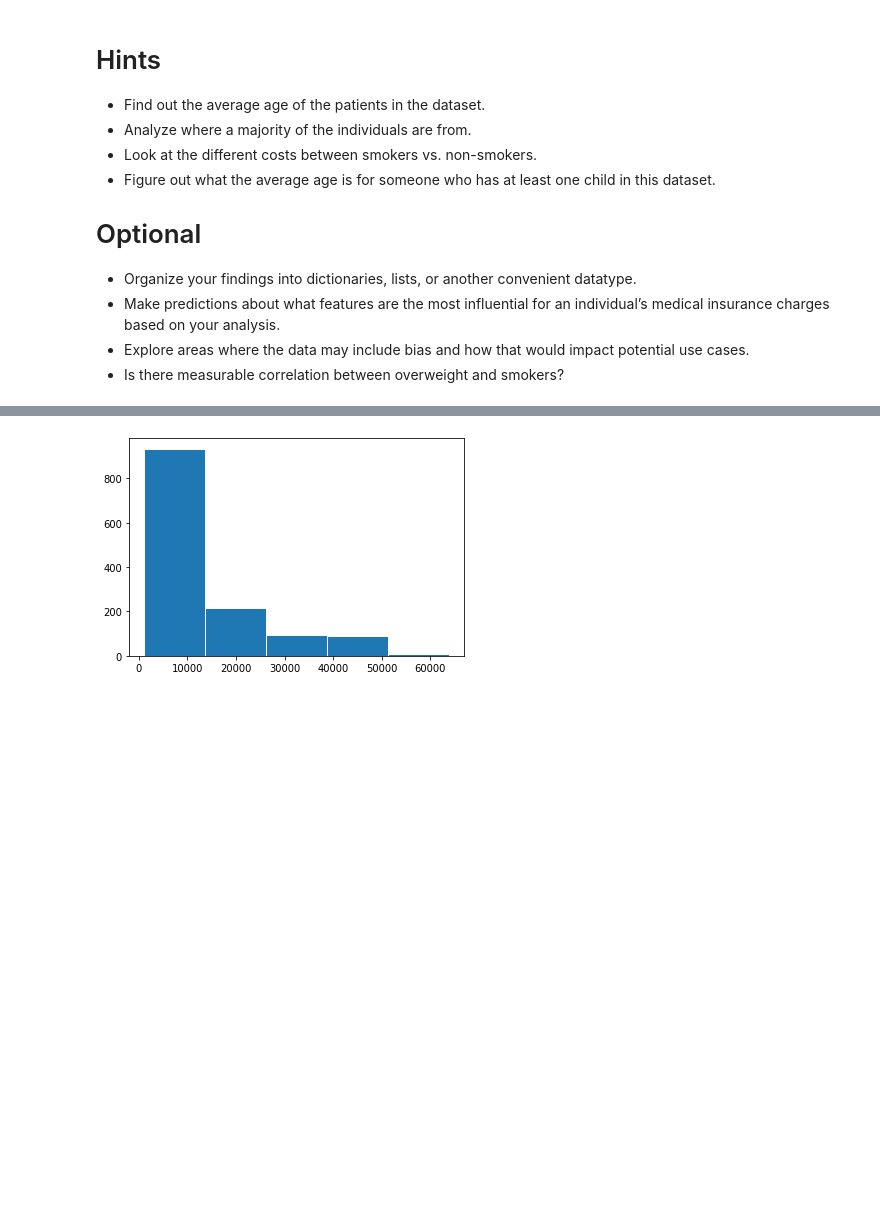
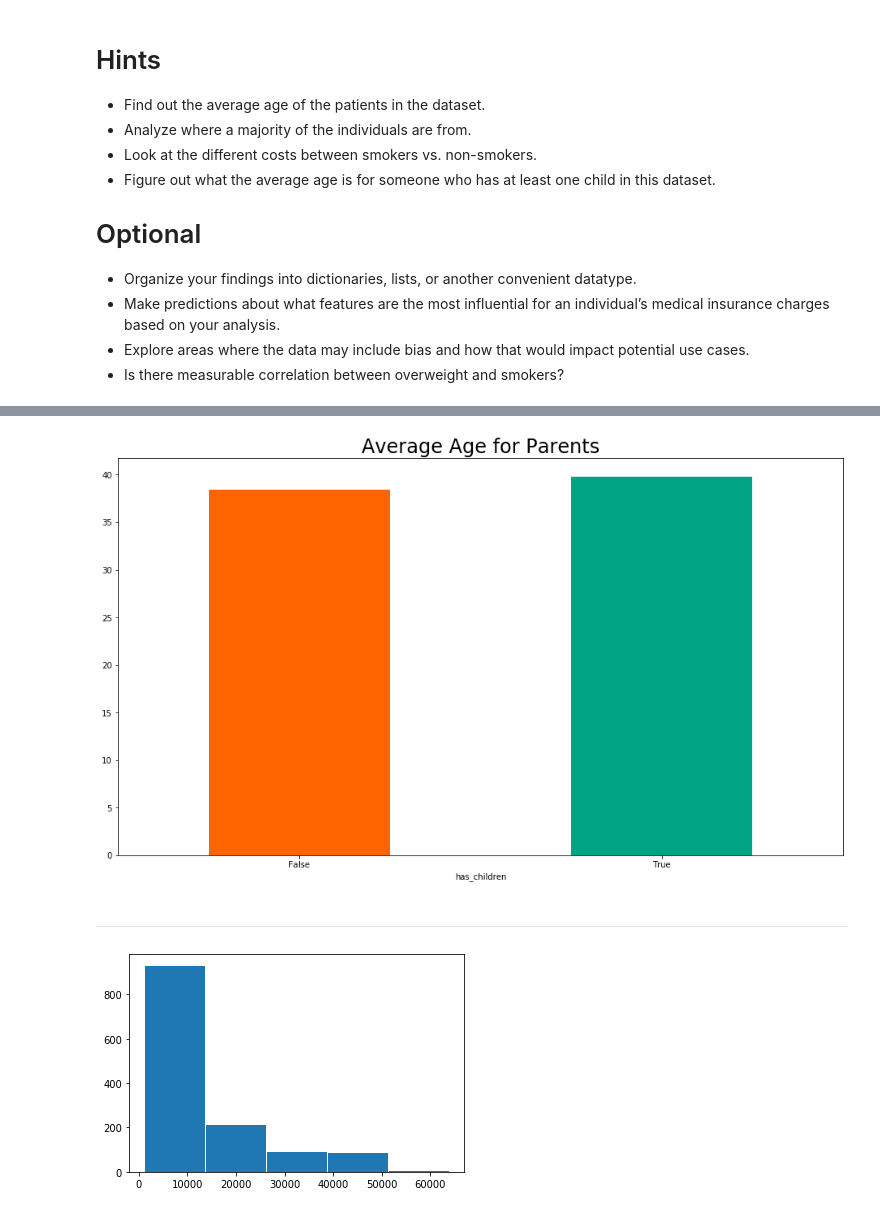
Before and after one commit to Klaynie/Medical_Insurance_Project, a Jupyter notebook: us-medical-insurance-costs.ipynb, the cells around one changed output, grey strips where cells are left out. Drawn from its saved outputs; the diff is of its cells as text; code cells hidden in the pictures; blank space fills up the shorter version.

```diff
--- a/us-medical-insurance-costs.ipynb
+++ b/us-medical-insurance-costs.ipynb
@@ -71 +118,10 @@ df.describe()
+# %%
+fig = average_age_for_parents.plot(kind='bar', figsize=(16, 9), color=['#FF6400', '#00A383'])
+plt.title('Average Age for Parents', size=24)
+plt.xticks(rotation=0)
+plt.show()
+# %% [output]
+[figure, added]
+# %% [markdown]
+***
 # %%
```
Also changed, not shown: parts of 14 cells of this notebook.
